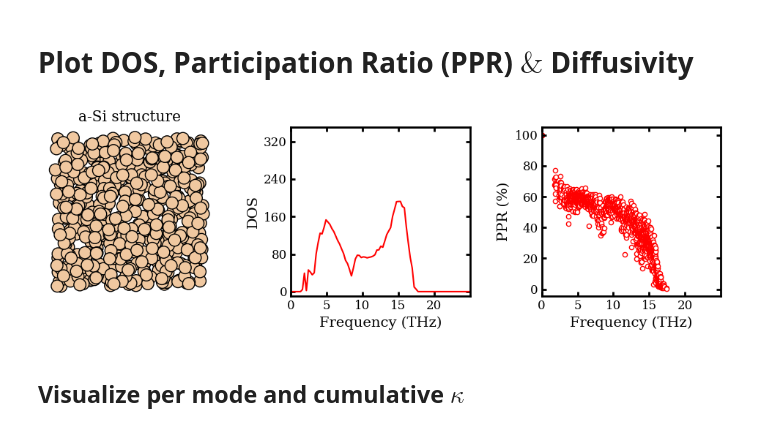
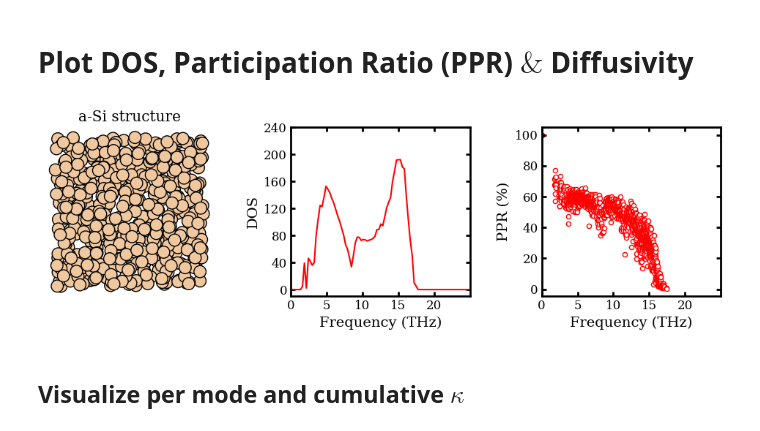
Before and after one commit to nanotheorygroup/kaldo-examples, a Jupyter notebook: empirical_potentials/amorphous_silicon_Tersoff_LAMMPS/kALDo_with_tersoff_gallery.ipynb, the cells around one changed output. Cells and saved outputs as stored; diff of their text form; code cells hidden in the pictures.

```diff
--- a/empirical_potentials/amorphous_silicon_Tersoff_LAMMPS/kALDo_with_tersoff_gallery.ipynb
+++ b/empirical_potentials/amorphous_silicon_Tersoff_LAMMPS/kALDo_with_tersoff_gallery.ipynb
@@ -93,36 +93,36 @@ scattering_rate = np.load(
 life_time = scattering_rate ** (-1)
 dos = np.load(data_folder + 'plots/dos.npy', allow_pickle=True)
 diffusivity = np.load(data_folder + 'diffusivity_quantum.npy', allow_pickle=True)
 
 # Plot observables in subplot
 figure(figsize=(12, 3))
 subplot(1,3,1)
 set_fig_properties([gca()])
 plot_atoms(atoms, show_unit_cell=False, radii=0.8)
 gca().axis('off')
 gca().set_title('a-Si structure')
 
 subplot(1,3, 2)
 set_fig_properties([gca()])
 plot(dos[0], dos[1], lw=1.5, c='r')
 gca().set_xticks(np.arange(0, 25, 5))
-gca().set_yticks(np.arange(0, 480, 80))
+gca().set_yticks(np.arange(0, 480, 40))
 xlim([0, 25])
-ylim([-10, 350])
+ylim([-10, 240])
 xlabel('Frequency (THz)', fontsize=14)
 ylabel('DOS', fontsize=14)
 
 subplot(1 ,3, 3)
 set_fig_properties([gca()])
 scatter(frequency, 100.0 * ppr, facecolor='w', edgecolor='r', marker='o', s=20)
 gca().set_xticks(np.arange(0, 25, 5))
 xlabel('Frequency (THz)', fontsize=14)
 ylabel('PPR (%)', fontsize=14)
 xlim([0, 25])
 subplots_adjust(wspace=0.4)
 show()
 # %% [output]
-[figure, old version]
+[figure, new version]
 # %% [markdown]
 ## Visualize per mode and cumulative $\kappa$
 # %%
```
Also changed, not shown: 12 other files.
